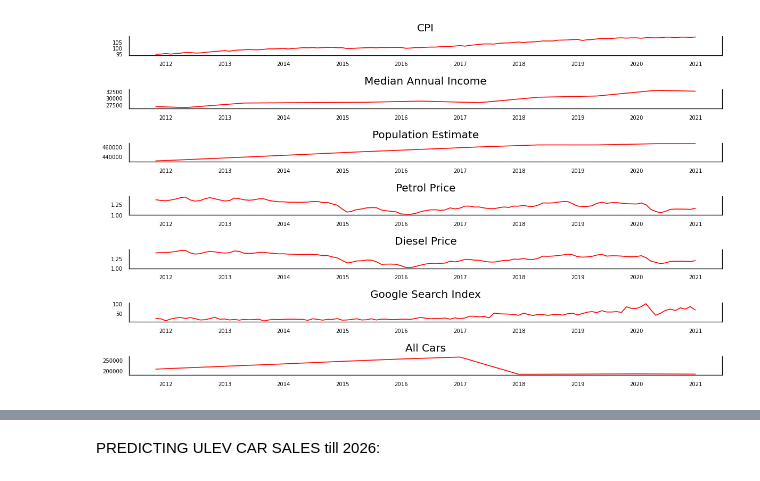
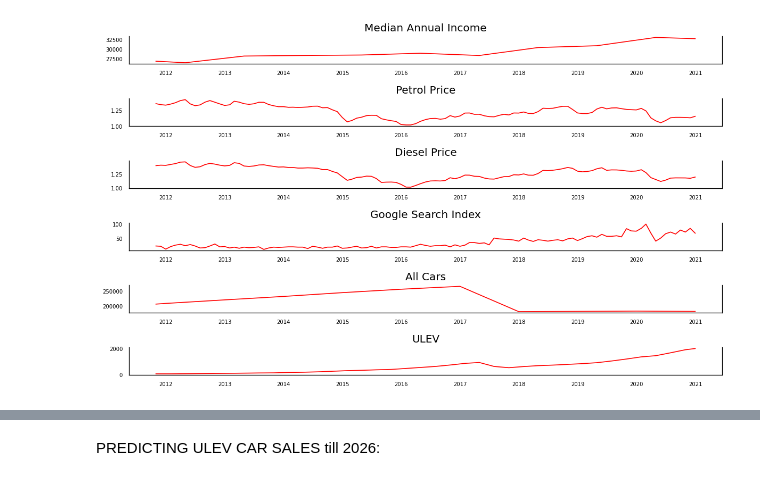
Before and after one commit to Anichan55/Data-Science-Mini-Project, a Jupyter notebook: Time Series model for predicting Car sales/VAR model/Forecasted ULEV Cars in Bristol.ipynb, the cells around one changed output, grey strips where cells are left out. Saved outputs shown, nothing was run; the diff lists cells and outputs as text; code cells hidden in the pictures.

```diff
--- a/Time Series model for predicting Car sales/VAR model/Forecasted ULEV Cars in Bristol.ipynb
+++ b/Time Series model for predicting Car sales/VAR model/Forecasted ULEV Cars in Bristol.ipynb
@@ -9,7 +9,7 @@ from statsmodels.tsa.api import VAR
 from statsmodels.tsa.stattools import adfuller
 from statsmodels.tools.eval_measures import rmse, aic
 # %%
-df_future = pd.read_csv('Final data.csv')
+df_future = pd.read_csv('Final data.csv').drop(columns=["CPI","Population Estimate","Grants"])
 # %%
 df_future
 # %% [output]
@@ -64,18 +63,18 @@ df
 # %%
-fig, axes = plt.subplots(nrows=7, ncols=1, dpi=120, figsize=(10,6))
+fig, axes = plt.subplots(nrows=6, ncols=1, dpi=120, figsize=(10,6))
 for i, ax in enumerate(axes.flatten()):
     data = df[df.columns[i]]
     ax.plot(data, color='red', linewidth=1)
     # Decorations
     ax.set_title(df.columns[i])
     ax.xaxis.set_ticks_position('none')
     ax.yaxis.set_ticks_position('none')
     ax.spines["top"].set_alpha(0)
     ax.tick_params(labelsize=6)
 
 plt.tight_layout();
 # %% [output]
-[figure, old version]
+[figure, new version]
 # %%
 from statsmodels.tsa.stattools import grangercausalitytests
 maxlag=12
```
Also changed, not shown: parts of 21 cells of this notebook.
